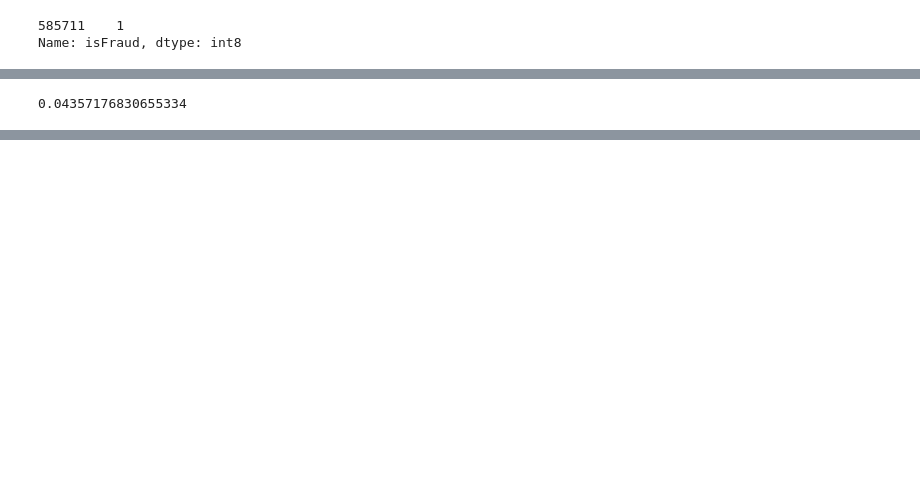
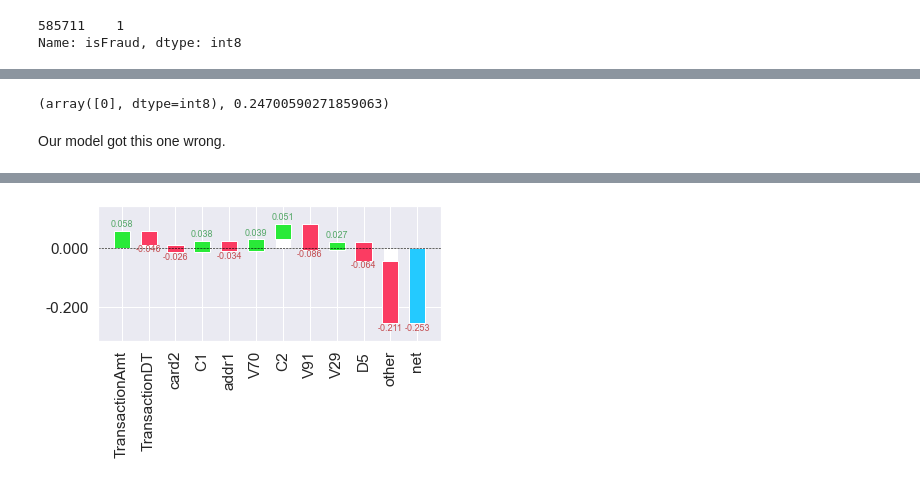
Before and after one commit to BoronII/fraud-detection-pytorch-scikit-fastai, a Jupyter notebook: 02B_RF without feature engineering and with V features.ipynb, the cells around one changed output, grey strips where cells are left out. Drawn from its saved outputs; the diff is of its cells as text; code cells hidden in the pictures; blank space fills up the shorter version.

```diff
--- a/02B_RF without feature engineering and with V features.ipynb
+++ b/02B_RF without feature engineering and with V features.ipynb
@@ -812,4 +827,10 @@ prediction[0,1], bias[0,1], contributions[0].sum(axis=0)[1]
-# %%
-m.predict(xs_imp).mean()
-# %% [output]
-0.04357176830655334
+# %%
+m.predict(row), m.predict_proba(row)[0,1]
+# %% [output]
+(array([0], dtype=int8), 0.24700590271859063)
+# %% [markdown]
+Our model got this one wrong.
+# %%
+waterfall(valid_xs_imp.columns, contributions[0][:,1], threshold=0.3,
+          rotation_value=90, formatting='{:,.3f}')
+# %% [output]
@@ -815,0 +838 @@ m.predict(xs_imp).mean()
+[figure, added]
```
Also changed, not shown: parts of 34 cells of this notebook, 1 other file.
